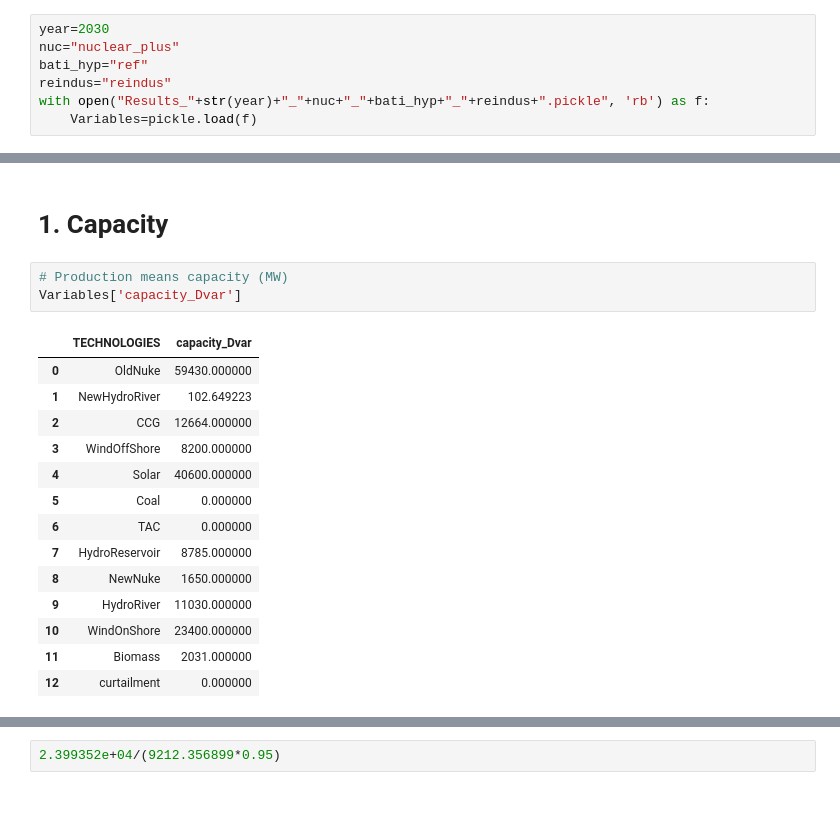
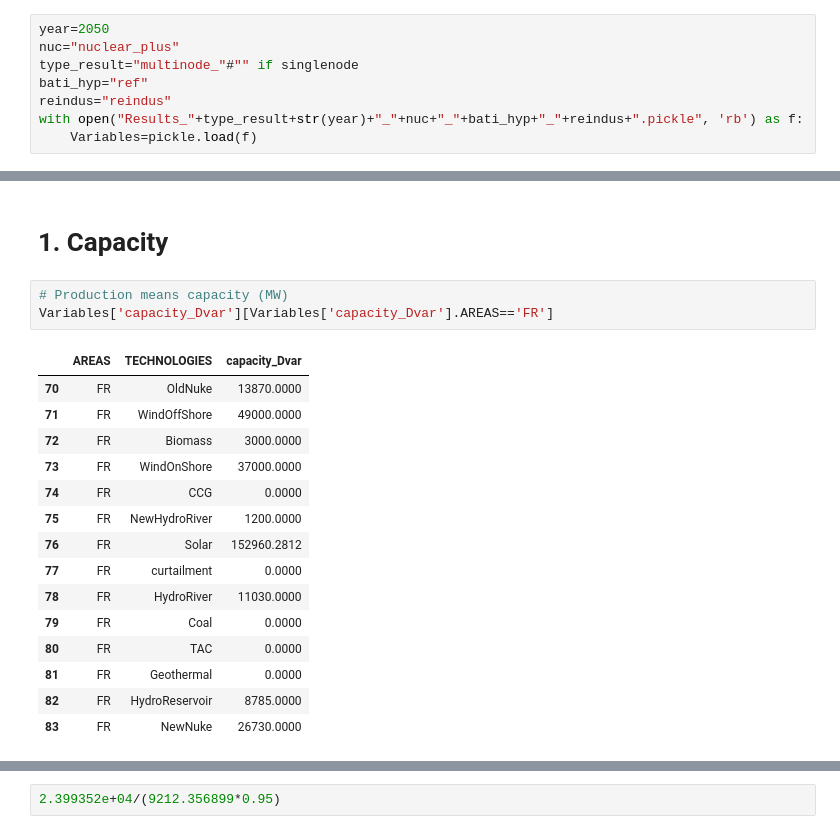
Before and after one commit to robingirard/Energy-Alternatives-Planning, a Jupyter notebook: SujetsDAnalyses/Belfort/Analyse_resultats.ipynb, the cells around one changed output, grey strips where cells are left out. Cells and saved outputs as stored; diff of their text form; blank space fills up the shorter version.

Commit message:
The script is running and the results look good

```diff
--- a/SujetsDAnalyses/Belfort/Analyse_resultats.ipynb
+++ b/SujetsDAnalyses/Belfort/Analyse_resultats.ipynb
@@ -4,11 +4,12 @@ import pandas as pd
 from datetime import timedelta
 import numpy as np
 # %%
-year=2030
+year=2050
 nuc="nuclear_plus"
+type_result="multinode_"#"" if singlenode
 bati_hyp="ref"
 reindus="reindus"
-with open("Results_"+str(year)+"_"+nuc+"_"+bati_hyp+"_"+reindus+".pickle", 'rb') as f:
+with open("Results_"+type_result+str(year)+"_"+nuc+"_"+bati_hyp+"_"+reindus+".pickle", 'rb') as f:
     Variables=pickle.load(f)
 # %%
 print(Variables)
@@ -34,22 +35,23 @@ print(Variables)
 # 1. Capacity
 # %%
 # Production means capacity (MW)
-Variables['capacity_Dvar']
+Variables['capacity_Dvar'][Variables['capacity_Dvar'].AREAS=='FR']
 # %% [output]
-|  | TECHNOLOGIES | capacity_Dvar |
-| 0 | OldNuke | 59430.000000 |
-| 1 | NewHydroRiver | 102.649223 |
-| 2 | CCG | 12664.000000 |
-| 3 | WindOffShore | 8200.000000 |
-| 4 | Solar | 40600.000000 |
-| 5 | Coal | 0.000000 |
-| 6 | TAC | 0.000000 |
-| 7 | HydroReservoir | 8785.000000 |
-| 8 | NewNuke | 1650.000000 |
-| 9 | HydroRiver | 11030.000000 |
-| 10 | WindOnShore | 23400.000000 |
-| 11 | Biomass | 2031.000000 |
-| 12 | curtailment | 0.000000 |
+|  | AREAS | TECHNOLOGIES | capacity_Dvar |
+| 70 | FR | OldNuke | 13870.0000 |
+| 71 | FR | WindOffShore | 49000.0000 |
+| 72 | FR | Biomass | 3000.0000 |
+| 73 | FR | WindOnShore | 37000.0000 |
+| 74 | FR | CCG | 0.0000 |
+| 75 | FR | NewHydroRiver | 1200.0000 |
+| 76 | FR | Solar | 152960.2812 |
+| 77 | FR | curtailment | 0.0000 |
+| 78 | FR | HydroRiver | 11030.0000 |
+| 79 | FR | Coal | 0.0000 |
+| 80 | FR | TAC | 0.0000 |
+| 81 | FR | Geothermal | 0.0000 |
+| 82 | FR | HydroReservoir | 8785.0000 |
+| 83 | FR | NewNuke | 26730.0000 |
 # %%
 # Storage capacity
 Variables['Pmax_in_Dvar']
```
Also changed, not shown: parts of 10 cells of this notebook, 2 other files.
